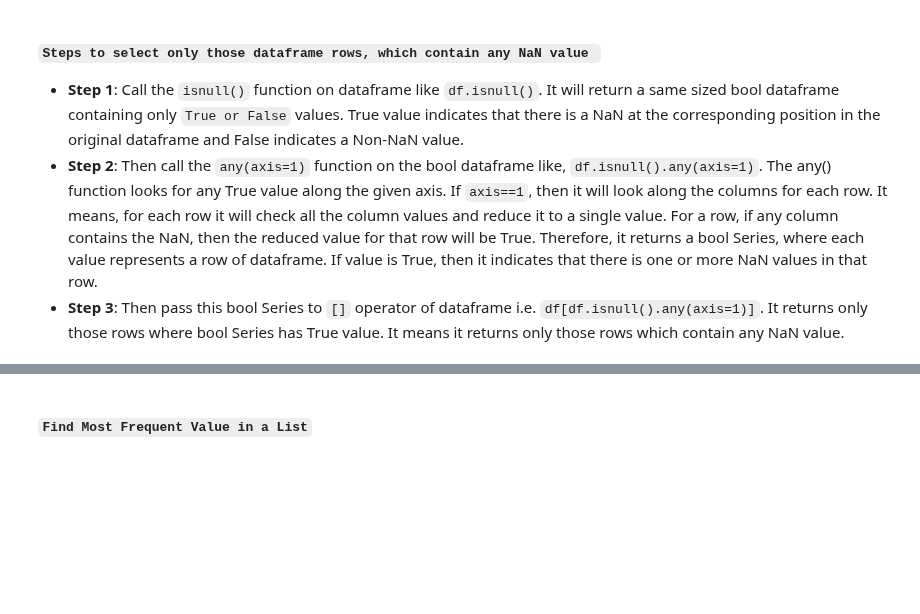
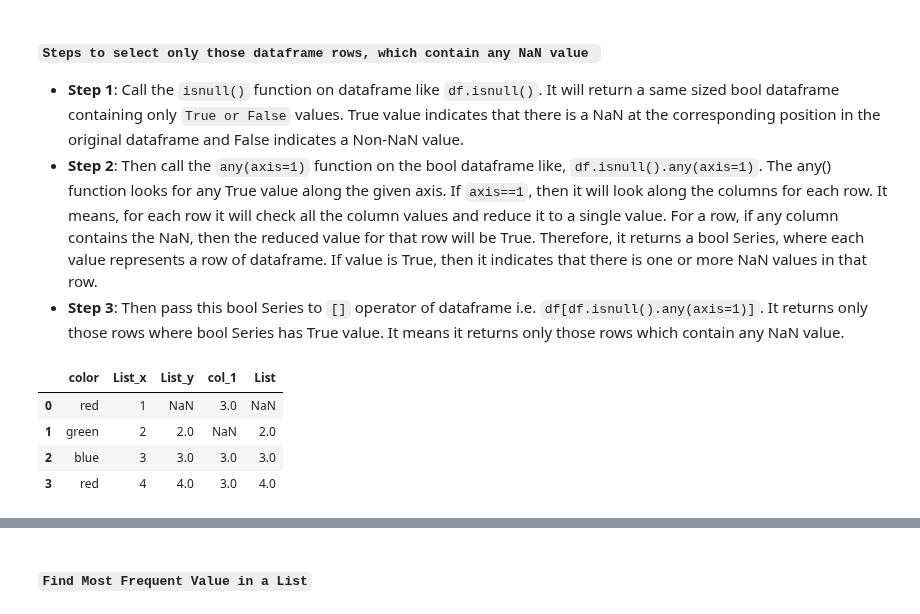
Before and after one commit to IgorBeHolder/Netology, a Jupyter notebook: Python_Tricks.ipynb, the cells around one changed output, grey strips where cells are left out. Cells and saved outputs as stored; diff of their text form; code cells hidden in the pictures; blank space fills up the shorter version.

```diff
--- a/Python_Tricks.ipynb
+++ b/Python_Tricks.ipynb
@@ -610,3 +555,12 @@ Call the `isnull()` function on dataframe like `df.isnull()`. It will return a s
+# %%
+# df = pd.merge(df, pd.Series([np.nan,2,3,4], name="List"),left_index=True, right_index=True)
+df
+# %% [output]
+|  | color | List_x | List_y | col_1 | List |
+| 0 | red | 1 | NaN | 3.0 | NaN |
+| 1 | green | 2 | 2.0 | NaN | 2.0 |
+| 2 | blue | 3 | 3.0 | 3.0 | 3.0 |
+| 3 | red | 4 | 4.0 | 3.0 | 4.0 |
 # %%
 df[df.isna().any(axis=1)]
 # %% [output]
```
Also changed, not shown: parts of 24 cells of this notebook, 4 other files.
